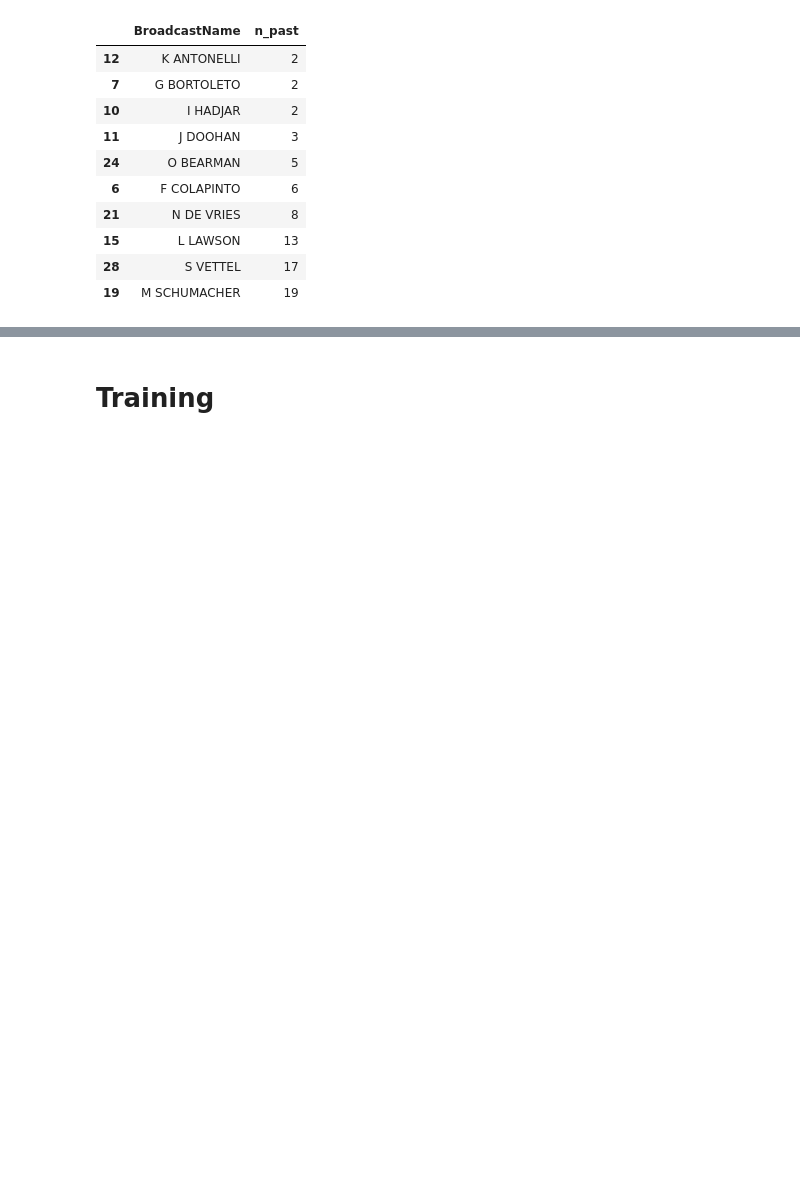
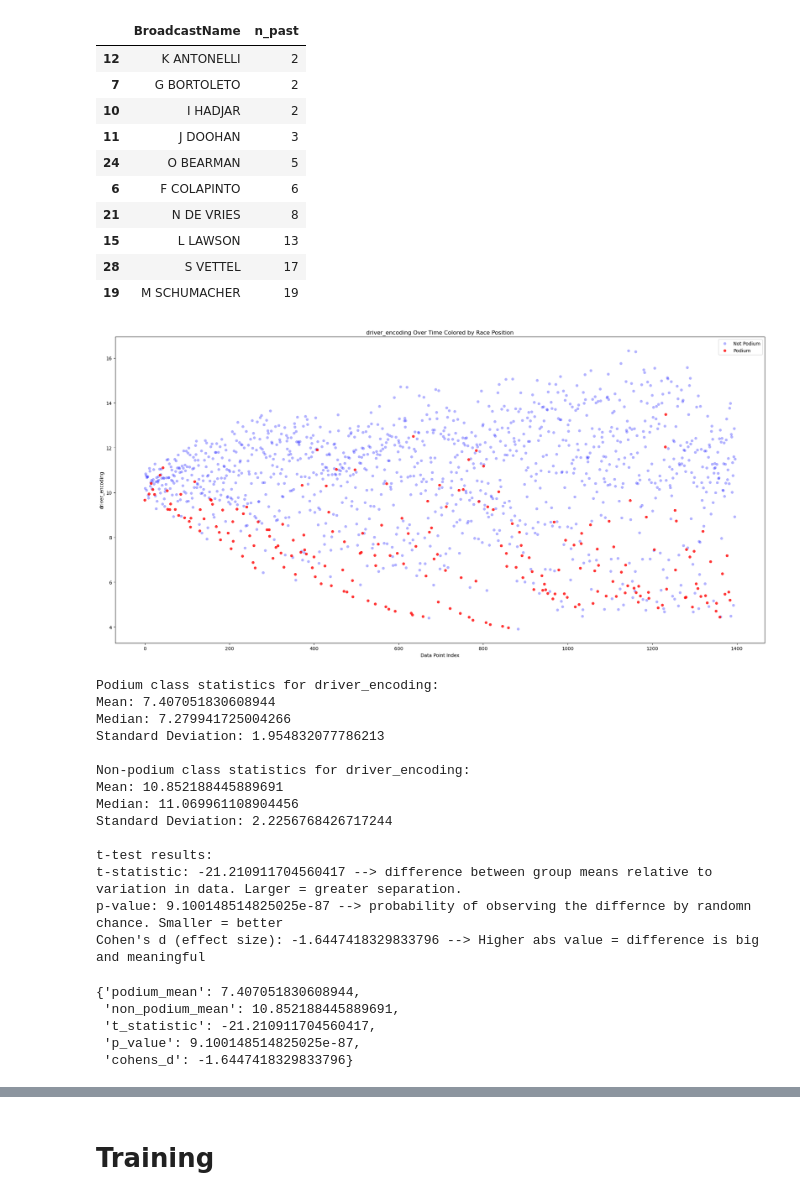
Before and after one commit to rohank36/f1, a Jupyter notebook: baseline.ipynb, the cells around one changed output, grey strips where cells are left out. Saved outputs shown, nothing was run; the diff lists cells and outputs as text; code cells hidden in the pictures; blank space fills up the shorter version.

```diff
--- a/baseline.ipynb
+++ b/baseline.ipynb
@@ -452,0 +600,23 @@ data = data.sort_values(['Race_Date_Code'])
+# %%
+analyze_feature_separation(data,"driver_encoding")
+# %% [output]
+[figure, added]
+Podium class statistics for driver_encoding:
+Mean: 7.407051830608944
+Median: 7.279941725004266
+Standard Deviation: 1.954832077786213
+
+Non-podium class statistics for driver_encoding:
+Mean: 10.852188445889691
+Median: 11.069961108904456
+Standard Deviation: 2.2256768426717244
+
+t-test results:
+t-statistic: -21.210911704560417 --> difference between group means relative to variation in data. Larger = greater separation.
+p-value: 9.100148514825025e-87 --> probability of observing the differnce by randomn chance. Smaller = better
+Cohen's d (effect size): -1.6447418329833796 --> Higher abs value = difference is big and meaningful
+{'podium_mean': 7.407051830608944,
+ 'non_podium_mean': 10.852188445889691,
+ 't_statistic': -21.210911704560417,
+ 'p_value': 9.100148514825025e-87,
+ 'cohens_d': -1.6447418329833796}
```
Also changed, not shown: parts of 27 cells of this notebook, 1 other file.
